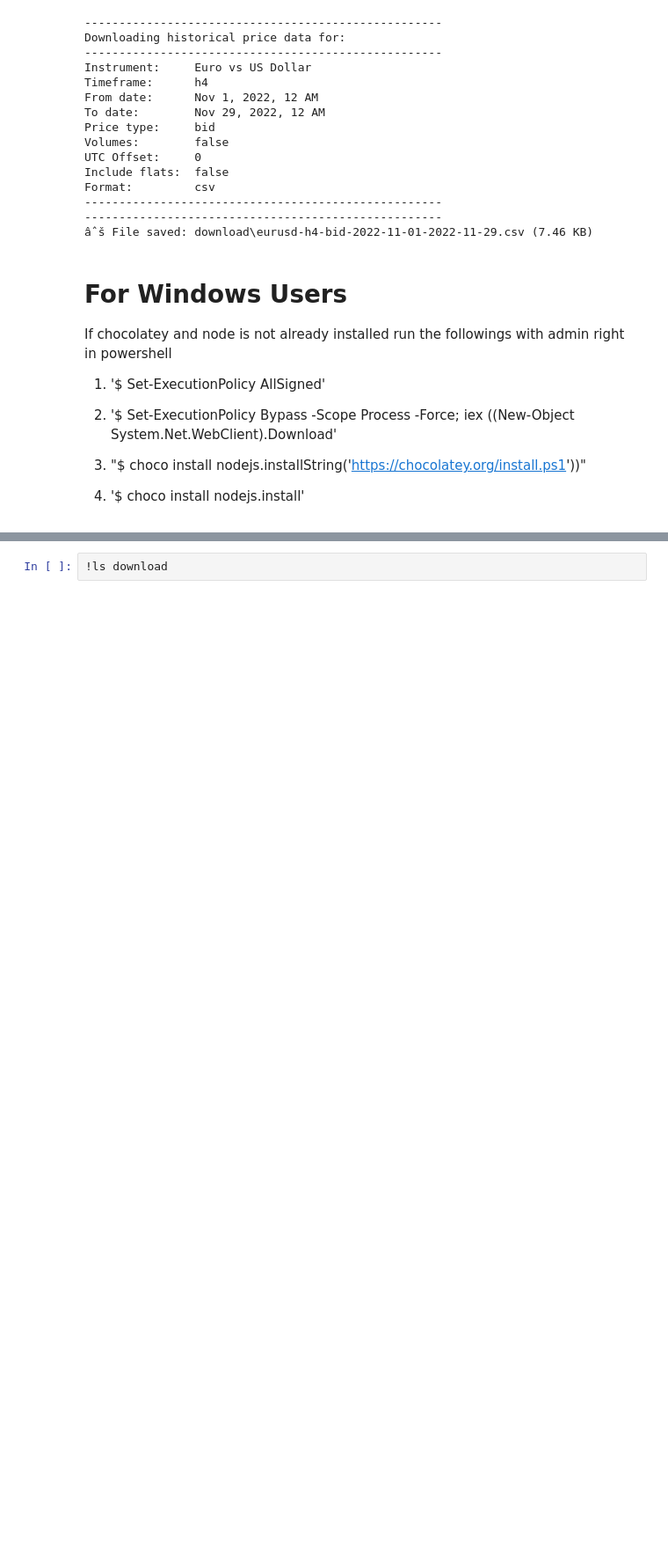
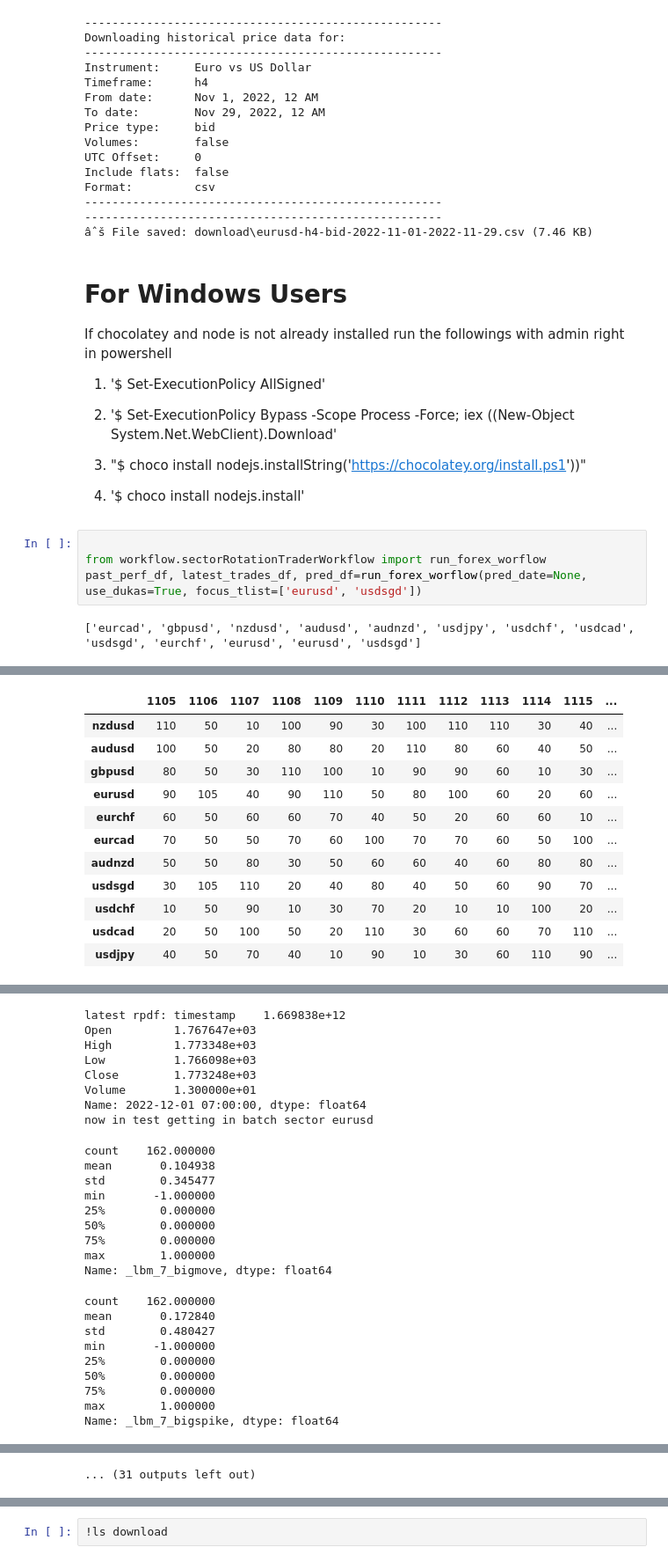
Before and after one commit to jacky892/sectorRotationHeatmap, a Jupyter notebook: rotationHeatmap.ipynb, the cells around one changed output, grey strips where cells are left out. Shown at 88% size. Saved outputs shown, nothing was run; the diff lists cells and outputs as text; blank space fills up the shorter version.

```diff
--- a/rotationHeatmap.ipynb
+++ b/rotationHeatmap.ipynb
@@ -53,3 +74,9 @@ If chocolatey and node is not already installed run the followings with admin ri
 1. "$ choco install nodejs.installString('https://chocolatey.org/install.ps1'))"
 
 1. '$ choco install nodejs.install'
+# %%
+
+from workflow.sectorRotationTraderWorkflow import run_forex_worflow
+past_perf_df, latest_trades_df, pred_df=run_forex_worflow(pred_date=None, use_dukas=True, focus_tlist=['eurusd', 'usdsgd'])
+# %% [output]
+['eurcad', 'gbpusd', 'nzdusd', 'audusd', 'audnzd', 'usdjpy', 'usdchf', 'usdcad', 'usdsgd', 'eurchf', 'eurusd', 'eurusd', 'usdsgd']
@@ -55,0 +104,12 @@ If chocolatey and node is not already installed run the followings with admin ri
+|  | 1105 | 1106 | 1107 | 1108 | 1109 | 1110 | 1111 | 1112 | 1113 | 1114 | 1115 | ... |
+| nzdusd | 110 | 50 | 10 | 100 | 90 | 30 | 100 | 110 | 110 | 30 | 40 | ... |
+| audusd | 100 | 50 | 20 | 80 | 80 | 20 | 110 | 80 | 60 | 40 | 50 | ... |
+| gbpusd | 80 | 50 | 30 | 110 | 100 | 10 | 90 | 90 | 60 | 10 | 30 | ... |
+| eurusd | 90 | 105 | 40 | 90 | 110 | 50 | 80 | 100 | 60 | 20 | 60 | ... |
+| eurchf | 60 | 50 | 60 | 60 | 70 | 40 | 50 | 20 | 60 | 60 | 10 | ... |
+| eurcad | 70 | 50 | 50 | 70 | 60 | 100 | 70 | 70 | 60 | 50 | 100 | ... |
+| audnzd | 50 | 50 | 80 | 30 | 50 | 60 | 60 | 40 | 60 | 80 | 80 | ... |
+| usdsgd | 30 | 105 | 110 | 20 | 40 | 80 | 40 | 50 | 60 | 90 | 70 | ... |
+| usdchf | 10 | 50 | 90 | 10 | 30 | 70 | 20 | 10 | 10 | 100 | 20 | ... |
+| usdcad | 20 | 50 | 100 | 50 | 20 | 110 | 30 | 60 | 60 | 70 | 110 | ... |
+| usdjpy | 40 | 50 | 70 | 40 | 10 | 90 | 10 | 30 | 60 | 110 | 90 | ... |
@@ -55,0 +122,26 @@ If chocolatey and node is not already installed run the followings with admin ri
+latest rpdf: timestamp    1.669838e+12
+Open         1.767647e+03
+High         1.773348e+03
+Low          1.766098e+03
+Close        1.773248e+03
+Volume       1.300000e+01
+Name: 2022-12-01 07:00:00, dtype: float64
+now in test getting in batch sector eurusd
+count    162.000000
+mean       0.104938
+std        0.345477
+min       -1.000000
+25%        0.000000
+50%        0.000000
+75%        0.000000
+max        1.000000
+Name: _lbm_7_bigmove, dtype: float64
+count    162.000000
+mean       0.172840
+std        0.480427
+min       -1.000000
+25%        0.000000
+50%        0.000000
+75%        0.000000
+max        1.000000
+Name: _lbm_7_bigspike, dtype: float64
@@ -56 +197,2 @@ If chocolatey and node is not already installed run the followings with admin ri
+... (31 outputs left out)
 # %%
```
Also changed, not shown: parts of 10 cells of this notebook, 12 other files.
